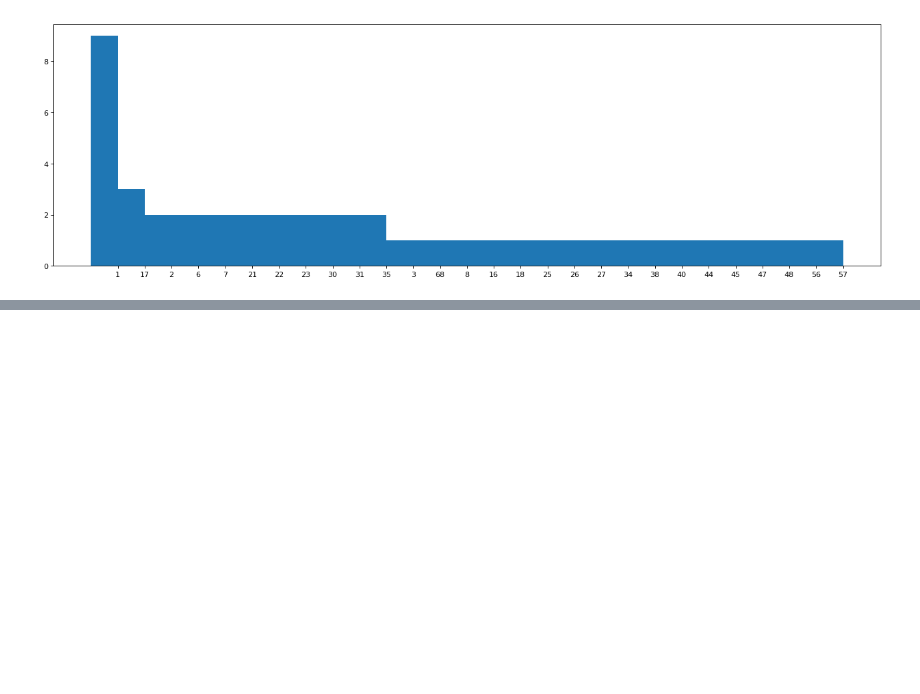
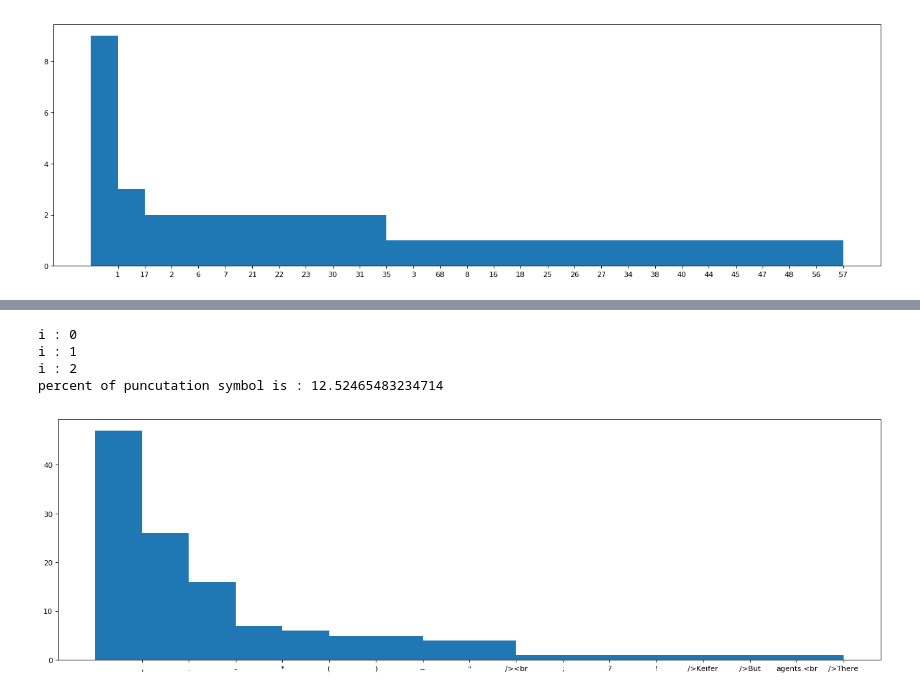
Before and after one commit to lucerne/com_metrics_chatbot, a Jupyter notebook: code/analyze_aclImdb.ipynb, the cells around one changed output, grey strips where cells are left out. Cells and saved outputs as stored; diff of their text form; code cells hidden in the pictures; blank space fills up the shorter version.

```diff
--- a/code/analyze_aclImdb.ipynb
+++ b/code/analyze_aclImdb.ipynb
@@ -220,0 +362,35 @@ i : 2
+# %%
+'''
+Punctuation histogram
+Percentage of punctuation out of total number of words
+'''
+
+# read_files = glob.glob("/home/luluvyd/corpus/aclImdb/train/pos/*.txt")
+read_files = glob.glob(directory + '*.txt')
+
+counterPun = Counter('')
+i = 0
+
+for infile in read_files:
+    print('i : ' + str(i))
+    with open(infile, 'r', errors='replace') as f:
+        text = f.read()
+        doc = nlp(text)
+        counterPun += analyzePunctuation(doc)
+        i += 1
+pert = sumCounter(counterPun) / sumCounter(counterWord)*100
+print('percent of puncutation symbol is : ' + str(pert))
+
+plt.figure(num=None, figsize=(20, 6), dpi=80, facecolor='w', edgecolor='k')
+labels, values = rankCounter(counterPun)
+indexes = np.arange(len(labels))
+width = 1
+plt.bar(indexes, values, width)
+plt.xticks(indexes + width * 0.5, labels)
+plt.show()
+# %% [output]
+i : 0
+i : 1
+i : 2
+percent of puncutation symbol is : 12.52465483234714
+[figure, added]
```
Also changed, not shown: parts of 22 cells of this notebook, 1 other file.
